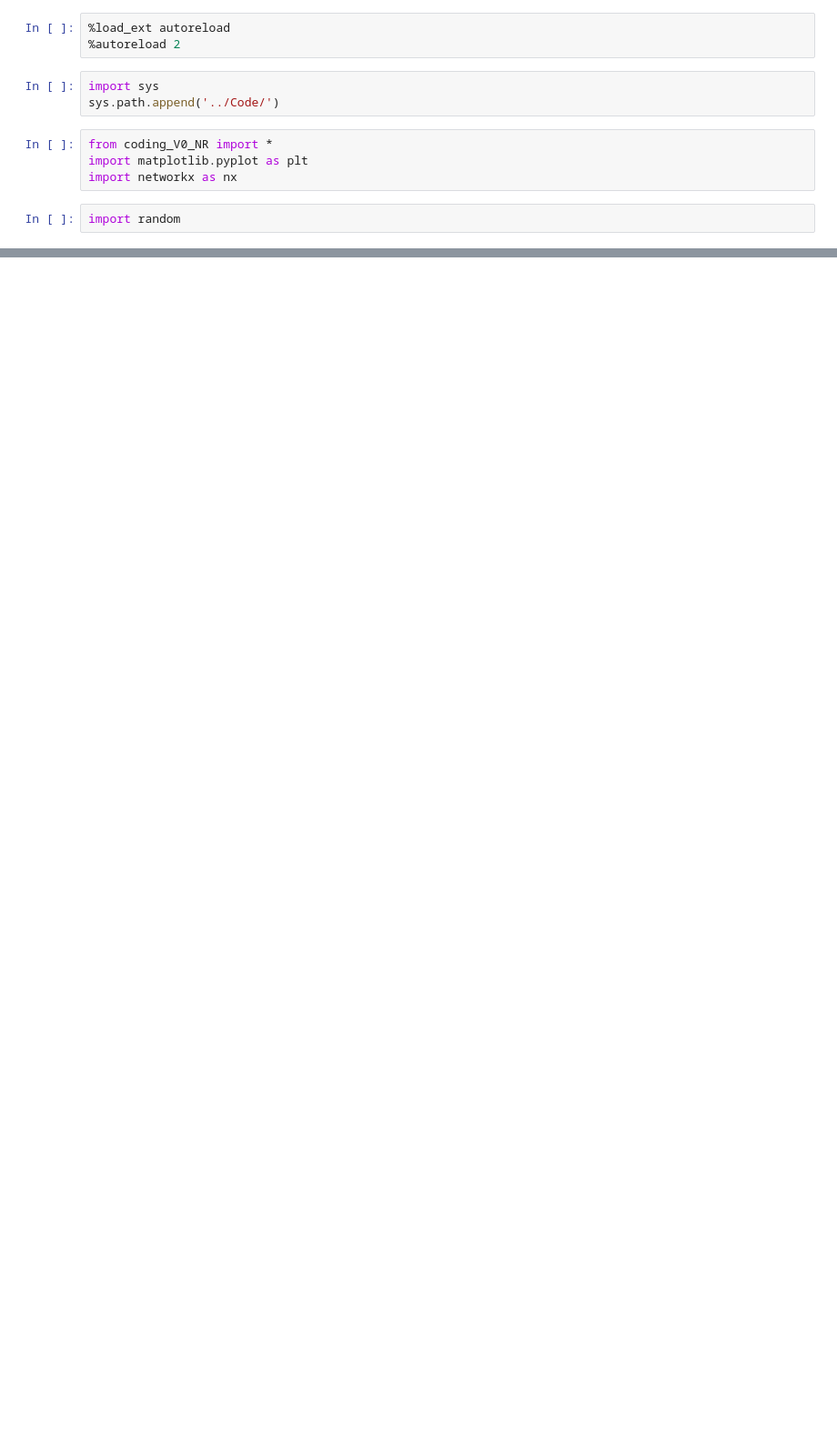
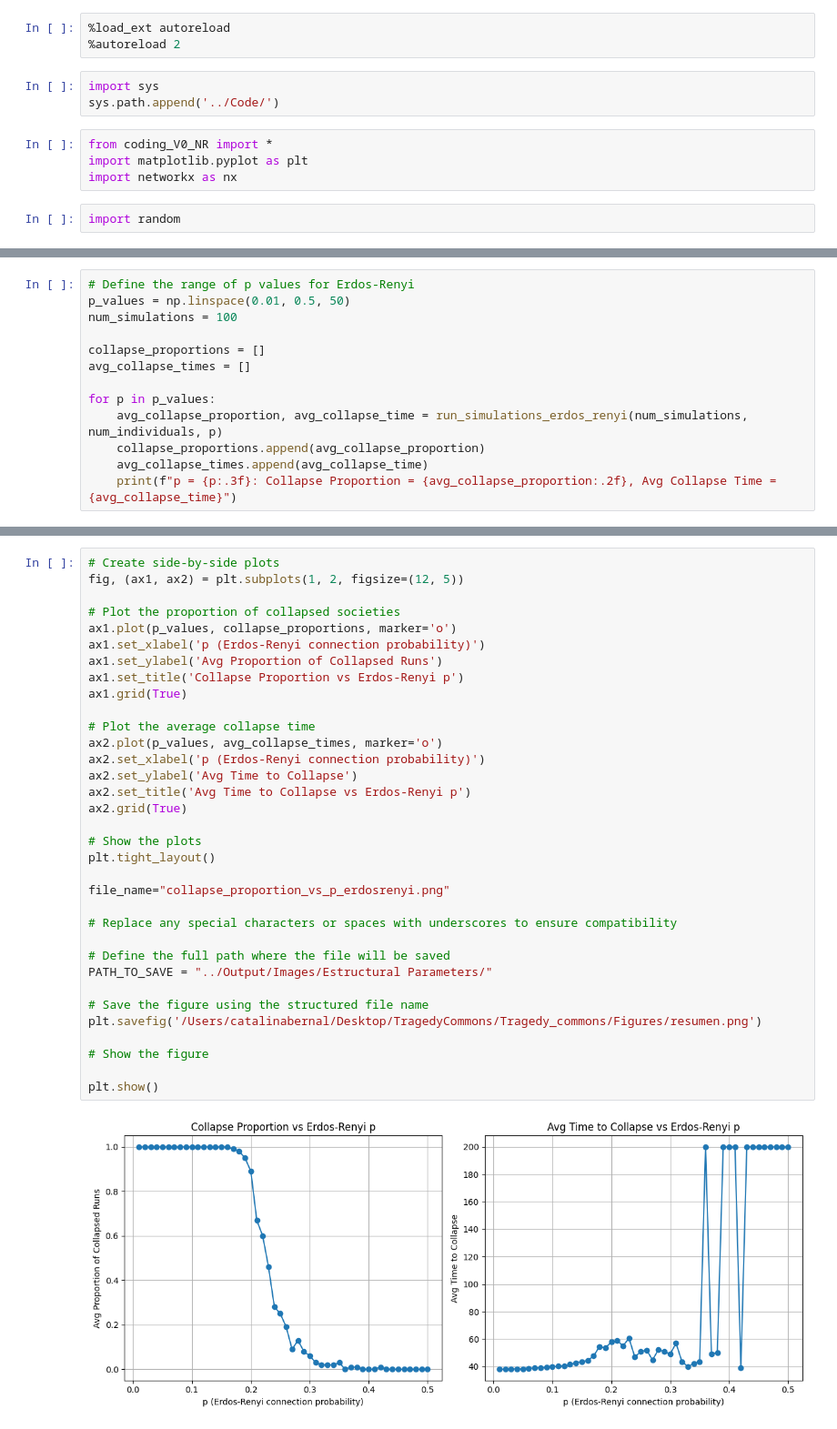
Before and after one commit to santineiraher/Tragedy_commons, a Jupyter notebook: Notebooks/Play_with_V0_NR.ipynb, the cells around one changed output, grey strips where cells are left out. Shown at 91% size. Saved outputs shown, nothing was run; the diff lists cells and outputs as text; blank space fills up the shorter version.

```diff
--- a/Notebooks/Play_with_V0_NR.ipynb
+++ b/Notebooks/Play_with_V0_NR.ipynb
@@ -306,0 +208,13 @@ growthdata
+# %%
+# Define the range of p values for Erdos-Renyi
+p_values = np.linspace(0.01, 0.5, 50)
+num_simulations = 100
+
+collapse_proportions = []
+avg_collapse_times = []
+
+for p in p_values:
+    avg_collapse_proportion, avg_collapse_time = run_simulations_erdos_renyi(num_simulations, num_individuals, p)
+    collapse_proportions.append(avg_collapse_proportion)
+    avg_collapse_times.append(avg_collapse_time)
+    print(f"p = {p:.3f}: Collapse Proportion = {avg_collapse_proportion:.2f}, Avg Collapse Time = {avg_collapse_time}")
@@ -306,0 +239,36 @@ growthdata
+# %%
+# Create side-by-side plots
+fig, (ax1, ax2) = plt.subplots(1, 2, figsize=(12, 5))
+
+# Plot the proportion of collapsed societies
+ax1.plot(p_values, collapse_proportions, marker='o')
+ax1.set_xlabel('p (Erdos-Renyi connection probability)')
+ax1.set_ylabel('Avg Proportion of Collapsed Runs')
+ax1.set_title('Collapse Proportion vs Erdos-Renyi p')
+ax1.grid(True)
+
+# Plot the average collapse time
+ax2.plot(p_values, avg_collapse_times, marker='o')
+ax2.set_xlabel('p (Erdos-Renyi connection probability)')
+ax2.set_ylabel('Avg Time to Collapse')
+ax2.set_title('Avg Time to Collapse vs Erdos-Renyi p')
+ax2.grid(True)
+
+# Show the plots
+plt.tight_layout()
+
+file_name="collapse_proportion_vs_p_erdosrenyi.png"
+
+# Replace any special characters or spaces with underscores to ensure compatibility
+
+# Define the full path where the file will be saved
+PATH_TO_SAVE = "../Output/Images/Estructural Parameters/"
+
+# Save the figure using the structured file name
+plt.savefig('/Users/catalinabernal/Desktop/TragedyCommons/Tragedy_commons/Figures/resumen.png')
+
+# Show the figure
+
+plt.show()
+# %% [output]
+[figure, added]
```
Also changed, not shown: parts of 11 cells of this notebook, 10 other files.
